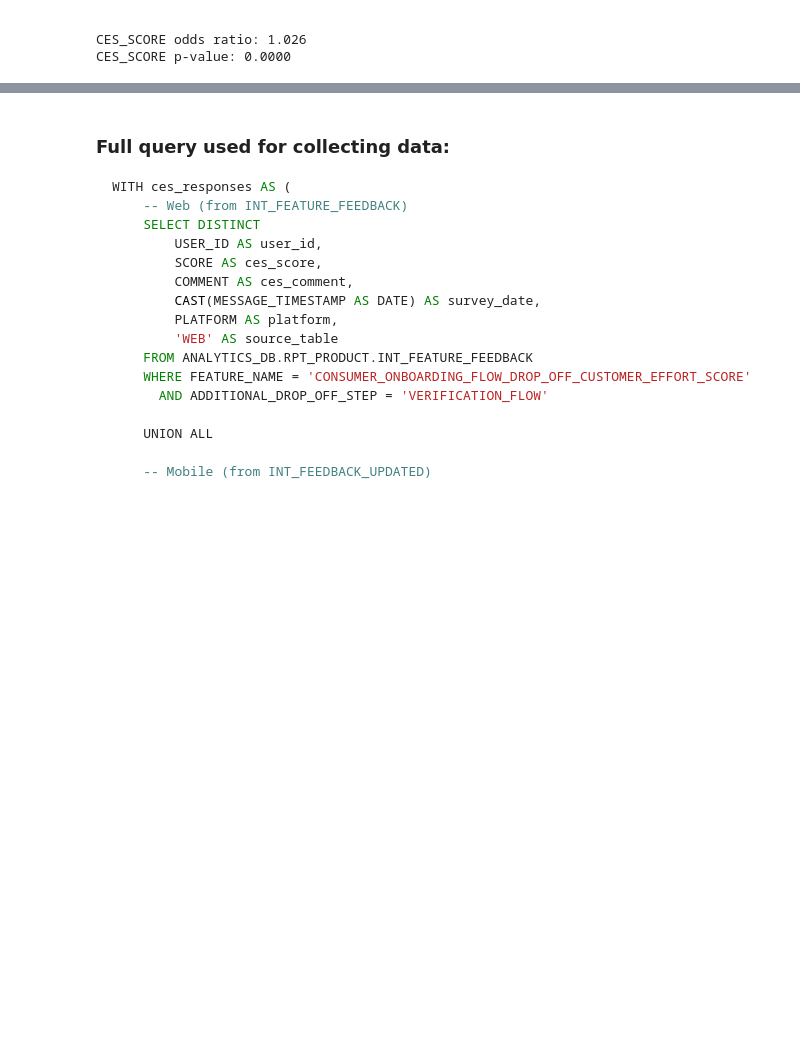
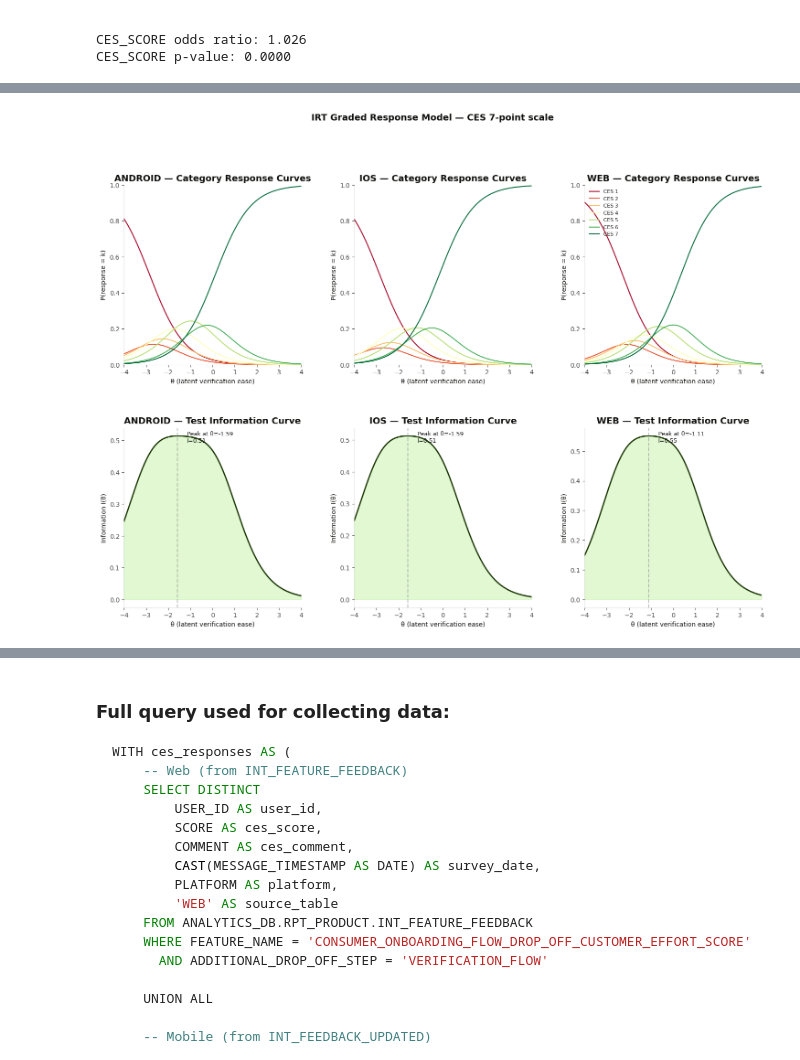
Before and after one commit to bcarroll-wise/Consumer-CES-and-Follow-On-Behavior, a Jupyter notebook: Personal CES and Transaction Followon.ipynb, the cells around one changed output, grey strips where cells are left out. Drawn from its saved outputs; the diff is of its cells as text; code cells hidden in the pictures; blank space fills up the shorter version.

```diff
--- a/Personal CES and Transaction Followon.ipynb
+++ b/Personal CES and Transaction Followon.ipynb
@@ -522,0 +638,99 @@ CES_SCORE p-value: 0.0000
+# %%
+# Item Characteristic Curves (ICCs) and Test Information Curves by platform
+
+print("""How to read these plots:
+
+CATEGORY RESPONSE CURVES (top row):
+  - Each coloured line represents one CES response option (1-7).
+  - The x-axis (θ) is the latent trait: how easy verification actually was for
+    that user. Left = high friction, right = low friction.
+  - Each curve shows the probability of selecting that response at a given θ.
+  - A well-functioning scale point has a clear peak: there's a region of θ where
+    it's the most likely response. If two curves overlap heavily or a curve never
+    becomes dominant, those categories are not differentiating well.
+  - Wide, well-separated peaks = the scale is discriminating across the full range.
+    Narrow, bunched peaks = several response options are measuring the same thing.
+
+TEST INFORMATION CURVES (bottom row):
+  - Shows how much measurement precision the CES item provides at each θ level.
+  - Higher information = more precision (smaller standard error of measurement).
+  - A broad, flat curve means the scale measures well across a wide range of users.
+  - A narrow spike means it only discriminates well in one region (e.g., only
+    distinguishing moderately-frustrated from slightly-frustrated users, but not
+    among the very satisfied or very dissatisfied).
+  - The peak location tells you WHERE on the friction spectrum CES is most useful.
+""")
+
+theta = np.linspace(-4, 4, 200)
+
+fig = plt.figure(figsize=(18, 12))
+gs = GridSpec(2, 3, figure=fig, hspace=0.35, wspace=0.3)
+
+# --- Row 1: Category Response Curves (ICCs) per platform ---
+for col, platform in enumerate(platforms_irt):
+    ax = fig.add_subplot(gs[0, col])
+    a = grm_results[platform]['a']
+    b = grm_results[platform]['b']
+
+    # Cumulative probabilities
+    cum = np.ones((len(theta), 8))
+    cum[:, -1] = 0.0
+    for k in range(6):
+        cum[:, k+1] = expit(a * (theta[:, None] - b[None, :]))[:, k]
+
+    # Category probabilities
+    cat_probs = cum[:, :-1] - cum[:, 1:]
+
+    colours = plt.cm.RdYlGn(np.linspace(0, 1, 7))
+    for k in range(7):
+        ax.plot(theta, cat_probs[:, k], color=colours[k], linewidth=1.5,
+                label=f'CES {k+1}')
+
+    ax.set_title(f'{platform} — Category Response Curves')
+    ax.set_xlabel('θ (latent verification ease)')
+    ax.set_ylabel('P(response = k)')
+    ax.set_xlim(-4, 4)
+    ax.set_ylim(0, 1)
+    if col == 2:
+        ax.legend(fontsize=8, loc='upper left', ncol=1)
+
+# --- Row 2: Test Information Curves per platform ---
+for col, platform in enumerate(platforms_irt):
+    ax = fig.add_subplot(gs[1, col])
+    a = grm_results[platform]['a']
+    b = grm_results[platform]['b']
+
+    # Information = sum of (P'(k))^2 / P(k) for each category
+    cum = np.ones((len(theta), 8))
+    cum[:, -1] = 0.0
+    for k in range(6):
+        cum[:, k+1] = expit(a * (theta[:, None] - b[None, :]))[:, k]
+
+    cat_probs = np.maximum(cum[:, :-1] - cum[:, 1:], 1e-10)
+
+    # Derivative of P*(k) = a * P*(k) * (1 - P*(k))
+    cum_deriv = np.zeros_like(cum)
+    for k in range(6):
+        cum_deriv[:, k+1] = a * cum[:, k+1] * (1 - cum[:, k+1])
+
+    cat_deriv = cum_deriv[:, :-1] - cum_deriv[:, 1:]
+    info = np.sum(cat_deriv**2 / cat_probs, axis=1)
+
+    ax.plot(theta, info, color=wise_colours.FOREST_GREEN, linewidth=2)
+    ax.fill_between(theta, 0, info, color=wise_colours.BRIGHT_GREEN, alpha=0.3)
+    ax.set_title(f'{platform} — Test Information Curve')
+    ax.set_xlabel('θ (latent verification ease)')
+    ax.set_ylabel('Information I(θ)')
+    ax.set_xlim(-4, 4)
+
+    # Mark peak
+    peak_idx = np.argmax(info)
+    ax.axvline(theta[peak_idx], color='grey', linestyle='--', alpha=0.5)
+    ax.annotate(f'Peak at θ={theta[peak_idx]:.2f}\nI={info[peak_idx]:.2f}',
+                (theta[peak_idx], info[peak_idx]),
+                xytext=(15, -10), textcoords='offset points', fontsize=9)
+
+fig.suptitle('IRT Graded Response Model — CES 7-point scale', fontsize=14, y=1.01)
+plt.tight_layout()
+plt.show()
+# %% [output]
@@ -522,0 +754 @@ CES_SCORE p-value: 0.0000
+[figure, added]
```
Also changed, not shown: parts of 6 cells of this notebook, 4 other files.
